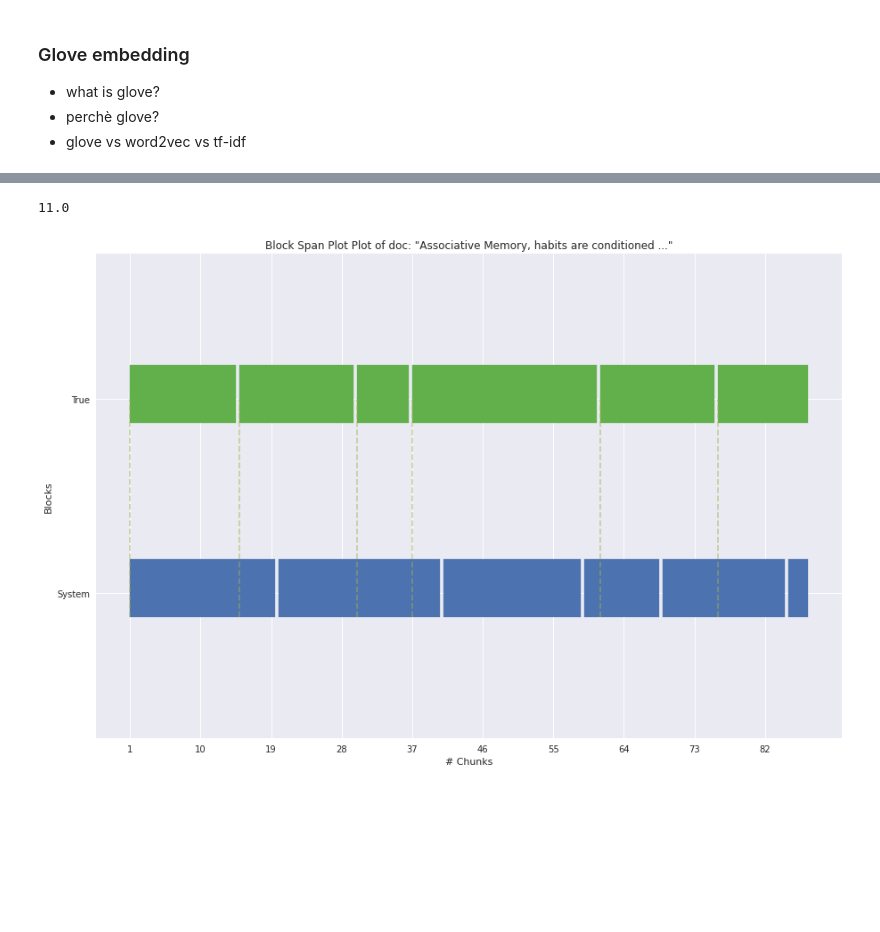
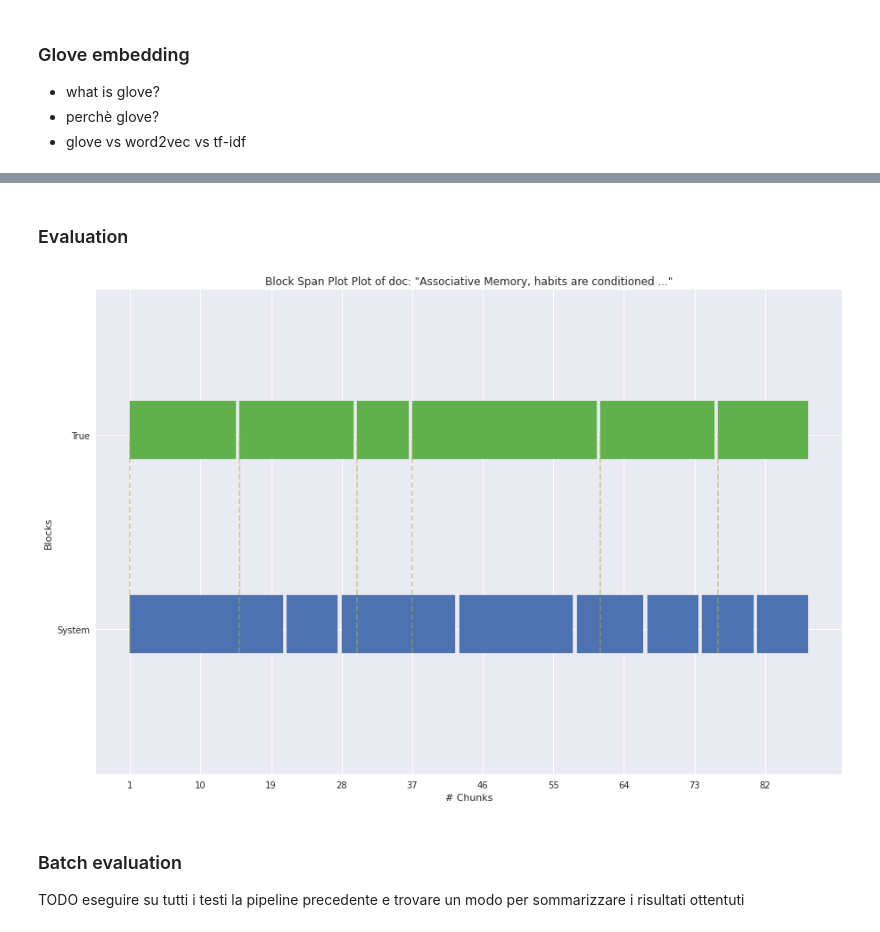
Before and after one commit to PRFina/TLN1920, a Jupyter notebook: DiCaro/esercitazione4/esercitazione4.ipynb, the cells around one changed output, grey strips where cells are left out. Cells and saved outputs as stored; diff of their text form; code cells hidden in the pictures; blank space fills up the shorter version.

```diff
--- a/DiCaro/esercitazione4/esercitazione4.ipynb
+++ b/DiCaro/esercitazione4/esercitazione4.ipynb
@@ -33,7 +38,7 @@ doc = Document(Path('data/memory_text_sgmentation.txt'), nltk.sent_tokenize)
 * glove vs word2vec vs tf-idf
 # %%
 glove_path = Path("data/glove/glove.6B.100d.txt")
-glove = Glove(glove_path)
+glove = dm.Glove(glove_path)
 # %% [markdown]
 ### Text segmentation
 
@@ -42,10 +47,10 @@ glove = Glove(glove_path)
 * possibili drawbacks e assunzioni fatte
 # %%
-segmenter = TextSegmenter(preprocessor, glove, cosine_similarity)
+segmenter = segm.TextSegmenter(segm.preprocessor, glove, segm.cosine_similarity)
 
-breakpoints, similarities = segmenter.segment(document, **segmenter_kwargs)
+minima, similarities, blocks = segmenter.segment(doc, initial_blocks=45)
 
-fig, ax = plt.subplots(1,1,figsize=(18,12))
 
-block_similarity_plot(ax, doc, segmenter)
+fig, ax = plt.subplots(1,1,figsize=(16,5))
+viz.block_similarity_plot(ax, doc, minima, similarities)
 # %% [output]
@@ -54,23 +60,23 @@ block_similarity_plot(ax, doc, segmenter)
 spiegare l'utilità della funzione valley_to blocks e i due livelli di lavoro chunks-blocks
 # %%
-def valleys_to_breakpoint(blocks, valleys):
+def valleys_to_breakpoints(valleys, blocks):
     chunks = []
 
     # from first block to the first break point
     [chunks.extend(block) for block in blocks[0:valleys[0]+1]]
-    chunks.append(Document.BLOCK_SEPARATOR)
+    chunks.append(dm.Document.BLOCK_SEPARATOR)
 
     for start, end in zip(valleys[0::], valleys[1::]):
         for block in blocks[start+1:end+1]:
             chunks.extend(block)
-        chunks.append(Document.BLOCK_SEPARATOR)
+        chunks.append(dm.Document.BLOCK_SEPARATOR)
 
     # from last breakpoint to the last block
     [chunks.extend(block) for block in blocks[valleys[-1]+1:]]
 
     # Search only for breakpoints
     sep_pos = [i for i,chunk in enumerate(chunks)
-                   if chunk == Document.BLOCK_SEPARATOR]
+                   if chunk == dm.Document.BLOCK_SEPARATOR]
 
     breakpoints_pos = [(pos-1, pos) for pos in sep_pos] # we must take into account that pos when BLOCK_SEPARATOR is removed, is the right index of the next sentence (not pos+1)
 
@@ -86,13 +84,9 @@ def valleys_to_breakpoint(blocks, valleys):
 # %%
-segmenter = TextSegmenter(preprocessor, glove, cosine_similarity)
+valleys, sims, blocks = segmenter.segment(doc, initial_blocks=40)
 
-valleys, sims, blocks= segmenter.segment(doc)
-breakpoints, system_chunks = valleys_to_breakpoint(blocks, valleys)
+breakpoints, system_chunks = valleys_to_breakpoints(valleys, blocks)
 
 true_breakpoints = np.array([breakpoint[0] for breakpoint in doc.get_breakpoints()])
-
 system_breakpoints = np.array([breakpoint[0] for breakpoint in breakpoints])
-# %%
-np.abs(true_breakpoints-system_breakpoints).mean()
-# %% [output]
-11.0
+# %% [markdown]
+### Evaluation
@@ -99,8 +97,12 @@ np.abs(true_breakpoints-system_breakpoints).mean()
 # %%
 fig, ax = plt.subplots(1,1, figsize=(15,10))
-block_span_plot(ax, doc, true_breakpoints, system_breakpoints)
+viz.block_span_plot(ax, doc, true_breakpoints, system_breakpoints)
 # %% [output]
-[figure, old version]
+[figure, new version]
+# %% [markdown]
+### Batch evaluation
+
+TODO eseguire su tutti i testi la pipeline precedente e trovare un modo per sommarizzare i risultati ottentuti
 # %% [markdown]
 <a style='text-decoration:none;line-height:16px;display:flex;color:#5B5B62;padding:10px;justify-content:end;' href='https://deepnote.com?utm_source=created-in-deepnote-cell&projectId=afb22156-bb61-4d65-847d-18db79c0d4d2' target="_blank">
 <img alt='Created in deepnote.com' style='display:inline;max-height:16px;margin:0px;margin-right:7.5px;' src='embedded-picture-1' > </img>
```
Also changed, not shown: parts of 8 cells of this notebook, 2 other files.
